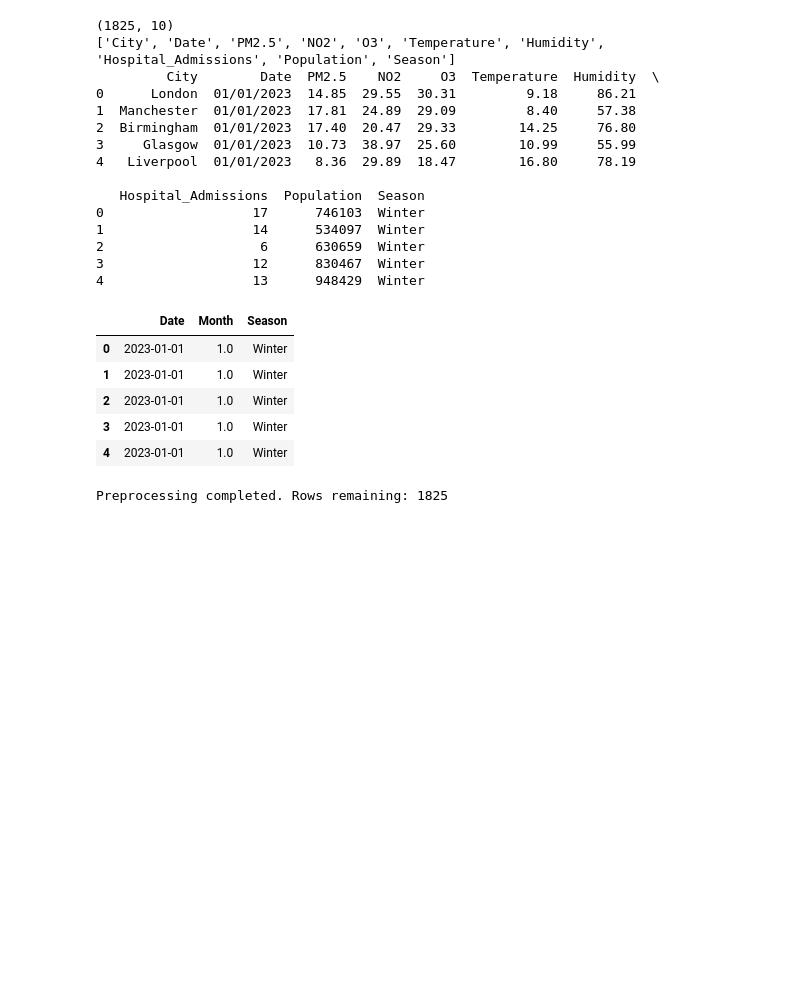
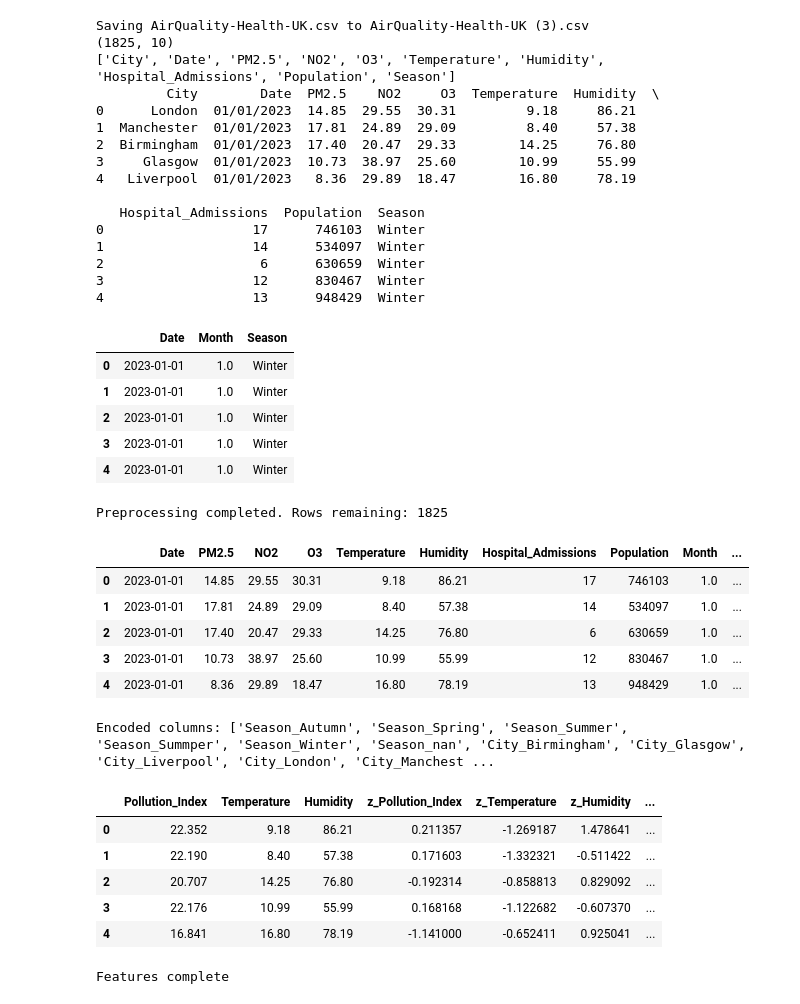
Before and after one commit to 45-ak/CPS5004-Project, a Jupyter notebook: CPS5004_Project_1.ipynb, the cells around one changed output. Saved outputs shown, nothing was run; the diff lists cells and outputs as text; code cells hidden in the pictures; blank space fills up the shorter version.

```diff
--- a/CPS5004_Project_1.ipynb
+++ b/CPS5004_Project_1.ipynb
@@ -70,30 +70,78 @@ SEASON_MAP ={12:'Winter', 1:'Winter', 2:'Winter',
              6:'Summper', 7:'Summer', 8:'Summer',
              9:'Autumn', 10:'Autumn', 11:'Autumn' }
 df['Season'] = df['Month'].map(SEASON_MAP)
 
 display(df[[COL['date'], 'Month', 'Season']].head())
 print("Preprocessing completed. Rows remaining:", len(df))
+
+
+# Data Transformation - One-Hot Encoding
+categorical = ['Season', COL['city']]
+enc = OneHotEncoder(sparse_output=False, handle_unknown='ignore', drop=None)
+encoded = enc.fit_transform(df[categorical])
+encoded_cols = enc.get_feature_names_out(categorical)
+encoded_df = pd.DataFrame(encoded, columns=encoded_cols, index=df.index)
+
+df_enc = pd.concat([df.drop(columns=categorical), encoded_df], axis=1)
+display(df_enc.head())
+print("Encoded columns:", list(encoded_cols))
+
+# New features
+
+# Pollution Index (wwighted average of PM2.5, NO2, O3)
+df_enc['Pollution_Index'] = (0.5*df_enc[COL['pm25']] + 0.3*df_enc[COL['no2']] + 0.2*df_enc[COL['o3']]).astype(float)
+
+# Admissions per 100k
+df_enc['Admissions_per_100k'] = (df_enc[COL['admissions']].astype(float) / df_enc[COL['population']].astype(float)) * 100_000
+
+# Standardise selected features
+to_scale = ['Pollution_Index']
+if COL.get('temperature') in df_enc.columns and COL.get('temperature') is not None:
+  to_scale.append(COL['temperature'])
+if COL.get('humidity') in df_enc.columns and COL.get('humidity') is not None:
+  to_scale.append(COL['humidity'])
+
+scaler = StandardScaler()
+df_enc[[f"z_{c}" for c in to_scale]] = scaler.fit_transform(df_enc[to_scale])
+
+display(df_enc[[*to_scale, *[f"z_{c}" for c in to_scale], 'Admissions_per_100k']].head())
+print("Features complete")
 # %% [output]
 [interactive output not drawn]
+Saving AirQuality-Health-UK.csv to AirQuality-Health-UK (3).csv
 (1825, 10)
 ['City', 'Date', 'PM2.5', 'NO2', 'O3', 'Temperature', 'Humidity', 'Hospital_Admissions', 'Population', 'Season']
          City        Date  PM2.5    NO2     O3  Temperature  Humidity  \
 0      London  01/01/2023  14.85  29.55  30.31         9.18     86.21
 1  Manchester  01/01/2023  17.81  24.89  29.09         8.40     57.38
 2  Birmingham  01/01/2023  17.40  20.47  29.33        14.25     76.80
 3     Glasgow  01/01/2023  10.73  38.97  25.60        10.99     55.99
 4   Liverpool  01/01/2023   8.36  29.89  18.47        16.80     78.19
 
    Hospital_Admissions  Population  Season
 0                   17      746103  Winter
 1                   14      534097  Winter
 2                    6      630659  Winter
 3                   12      830467  Winter
 4                   13      948429  Winter
 |  | Date | Month | Season |
 | 0 | 2023-01-01 | 1.0 | Winter |
 | 1 | 2023-01-01 | 1.0 | Winter |
 | 2 | 2023-01-01 | 1.0 | Winter |
 | 3 | 2023-01-01 | 1.0 | Winter |
 | 4 | 2023-01-01 | 1.0 | Winter |
 Preprocessing completed. Rows remaining: 1825
+|  | Date | PM2.5 | NO2 | O3 | Temperature | Humidity | Hospital_Admissions | Population | Month | ... |
+| 0 | 2023-01-01 | 14.85 | 29.55 | 30.31 | 9.18 | 86.21 | 17 | 746103 | 1.0 | ... |
+| 1 | 2023-01-01 | 17.81 | 24.89 | 29.09 | 8.40 | 57.38 | 14 | 534097 | 1.0 | ... |
+| 2 | 2023-01-01 | 17.40 | 20.47 | 29.33 | 14.25 | 76.80 | 6 | 630659 | 1.0 | ... |
+| 3 | 2023-01-01 | 10.73 | 38.97 | 25.60 | 10.99 | 55.99 | 12 | 830467 | 1.0 | ... |
+| 4 | 2023-01-01 | 8.36 | 29.89 | 18.47 | 16.80 | 78.19 | 13 | 948429 | 1.0 | ... |
+Encoded columns: ['Season_Autumn', 'Season_Spring', 'Season_Summer', 'Season_Summper', 'Season_Winter', 'Season_nan', 'City_Birmingham', 'City_Glasgow', 'City_Liverpool', 'City_London', 'City_Manchest ...
+|  | Pollution_Index | Temperature | Humidity | z_Pollution_Index | z_Temperature | z_Humidity | ... |
+| 0 | 22.352 | 9.18 | 86.21 | 0.211357 | -1.269187 | 1.478641 | ... |
+| 1 | 22.190 | 8.40 | 57.38 | 0.171603 | -1.332321 | -0.511422 | ... |
+| 2 | 20.707 | 14.25 | 76.80 | -0.192314 | -0.858813 | 0.829092 | ... |
+| 3 | 22.176 | 10.99 | 55.99 | 0.168168 | -1.122682 | -0.607370 | ... |
+| 4 | 16.841 | 16.80 | 78.19 | -1.141000 | -0.652411 | 0.925041 | ... |
+Features complete
```
Also changed, not shown: parts of 1 cell of this notebook.
